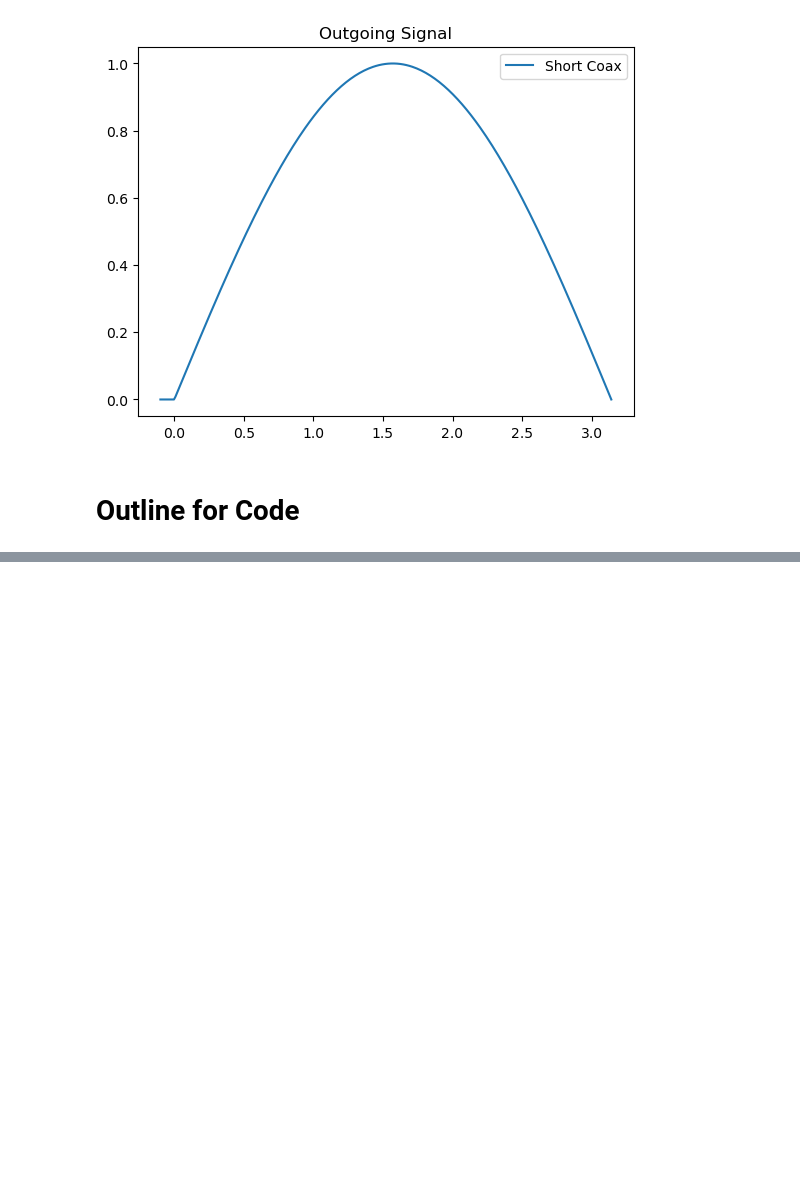
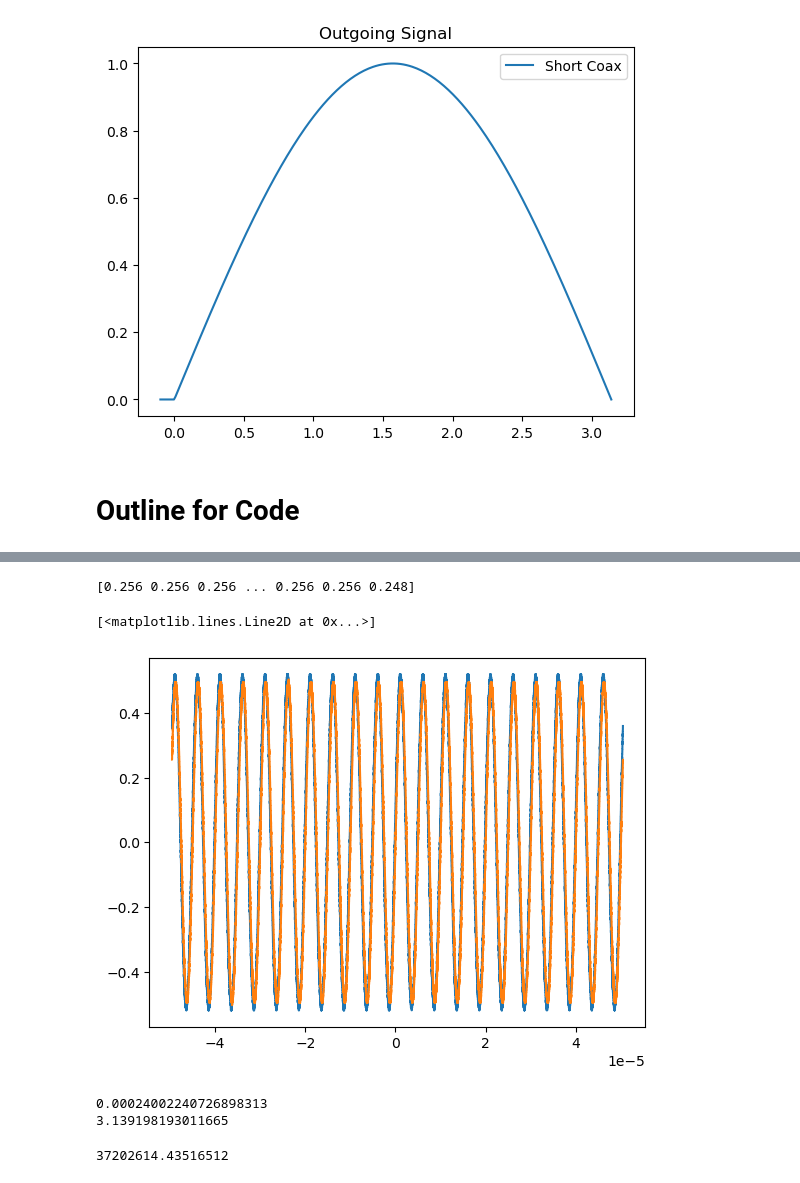
Before and after one commit to xingyzt/5bl, a Jupyter notebook: capstone/sine_propagation_delay.ipynb, the cells around one changed output, grey strips where cells are left out. Drawn from its saved outputs; the diff is of its cells as text; code cells hidden in the pictures; blank space fills up the shorter version.

```diff
--- a/capstone/sine_propagation_delay.ipynb
+++ b/capstone/sine_propagation_delay.ipynb
@@ -29,5 +30,6 @@ import scipy as sp
 # %%
 metadata = dict()
+row_start = 14
 filename_200k_1 = "sine/T0022ALL.CSV"
 with open(filename_200k_1, newline='') as csvfile:
     reader = csv.reader(csvfile)
@@ -38,6 +55,15 @@ metadata
 # %%
-data_200k_1 = pd.from_csv(filename, delimiter=",", header=row_start)
+data_200k_1 = pd.read_csv(filename_200k_1, delimiter=",", header=row_start)
 # %%
-t_200k_1 = np.transpose(data_200k_1["TIME"].to_numpy())  # first trial for 200kHz
-ch1_200k_1 = np.transpose(data_200k_1["CH1"].to_numpy())
-ch2_200k_1 = np.transpose(data_200k_1["CH2"].to_numpy())
+t_200k_1 = data_200k_1["TIME"].to_numpy()  # first trial for 200kHz
+ch1_200k_1 = data_200k_1["CH1"].to_numpy()
+ch2_200k_1 = data_200k_1["CH2"].to_numpy()
+print(ch2_200k_1)
+# %% [output]
+[0.256 0.256 0.256 ... 0.256 0.256 0.248]
+# %%
+plt.plot(t_200k_1, ch1_200k_1)
+plt.plot(t_200k_1, ch2_200k_1)
+# %% [output]
+[<matplotlib.lines.Line2D at 0x...>]
+[figure, added]
@@ -43,0 +76,6 @@ ch2_200k_1 = np.transpose(data_200k_1["CH2"].to_numpy())
+# %%
+print(poptch1200k1[1])
+print(poptch2200k1[1])
+# %% [output]
+0.00024002240726898313
+3.139198193011665
@@ -43,0 +86,4 @@ ch2_200k_1 = np.transpose(data_200k_1["CH2"].to_numpy())
+# %%
+(28.912 - 2.04) / time_delay
+# %% [output]
+37202614.43516512
```
Also changed, not shown: parts of 7 cells of this notebook.
